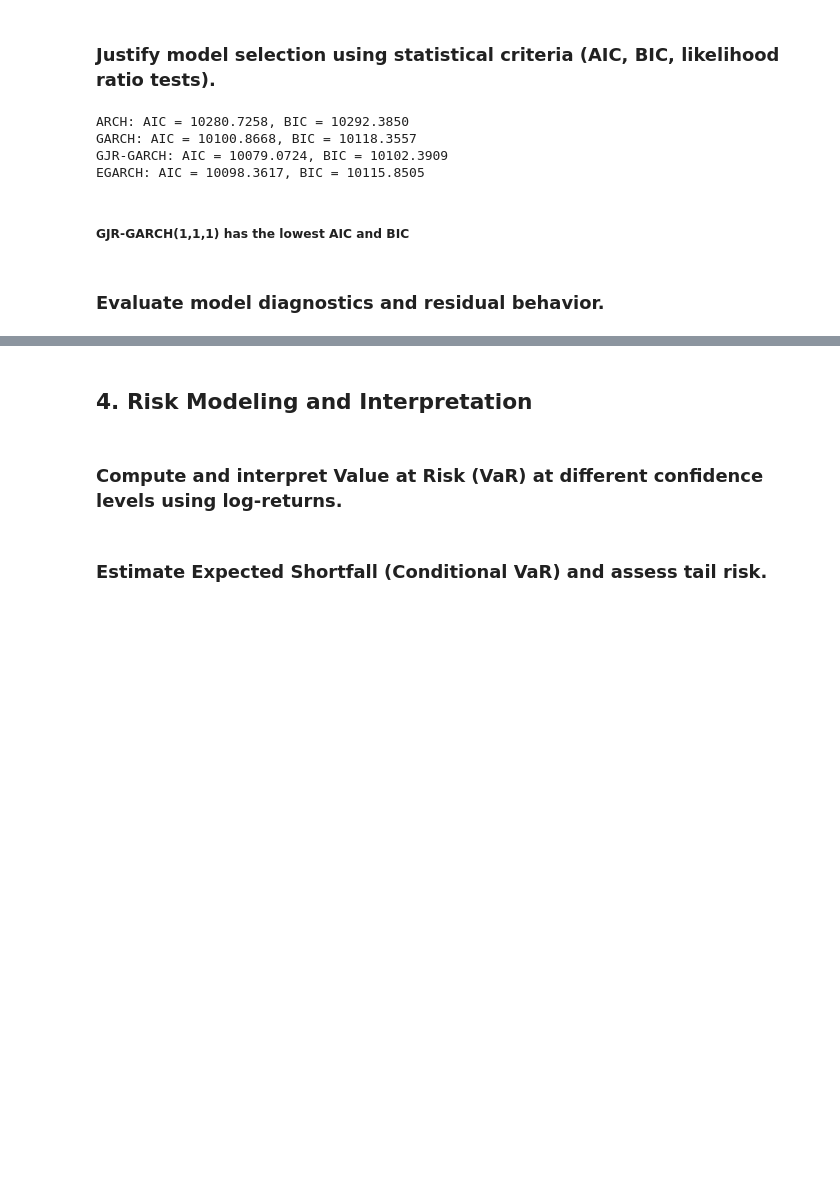
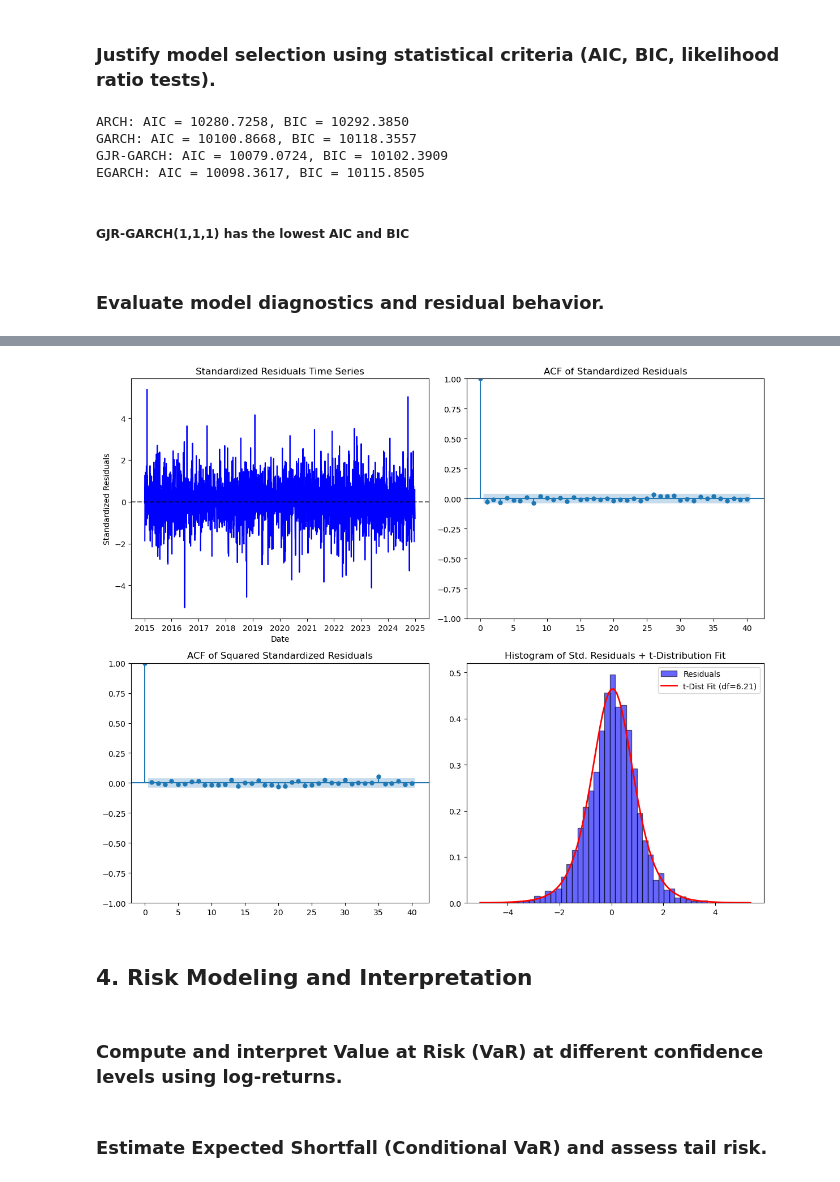
Before and after one commit to pablogalleg/timeseries2, a Jupyter notebook: louis_vuitton_analysis.ipynb, the cells around one changed output, grey strips where cells are left out. Saved outputs shown, nothing was run; the diff lists cells and outputs as text; code cells hidden in the pictures; blank space fills up the shorter version.

```diff
--- a/louis_vuitton_analysis.ipynb
+++ b/louis_vuitton_analysis.ipynb
@@ -301,3 +301,79 @@ EGARCH: AIC = 10098.3617, BIC = 10115.8505
 ##### GJR-GARCH(1,1,1) has the lowest AIC and BIC
 # %% [markdown]
 ### Evaluate model diagnostics and residual behavior.
+# %%
+import matplotlib.pyplot as plt
+import seaborn as sns
+from statsmodels.graphics.tsaplots import plot_acf
+from statsmodels.stats.diagnostic import acorr_ljungbox
+from scipy.stats import t, probplot
+
+import numpy as np
+
+# -------------------------
+# 1. Compute standardized residuals
+# -------------------------
+std_residuals = garch_fit.resid / garch_fit.conditional_volatility
+std_residuals = std_residuals.dropna()
+
+# -------------------------
+# 2. Calculate key summary statistics
+# -------------------------
+mean_resid = std_residuals.mean()
+std_resid = std_residuals.std()
+skew_resid = std_residuals.skew()
+kurt_resid = std_residuals.kurtosis()
+
+print("Standardized Residuals Summary Statistics:")
+print(f"  Mean:      {mean_resid:.4f}")
+print(f"  Std Dev:   {std_resid:.4f}")
+print(f"  Skewness:  {skew_resid:.4f}")
+print(f"  Kurtosis:  {kurt_resid:.4f}\n")
+
+# -------------------------
+# 3. Ljung-Box tests for autocorrelation
+#    (Both raw and squared residuals)
+# -------------------------
+# Test at multiple lags if desired
+lb_test_raw = acorr_ljungbox(std_residuals, lags=[10], return_df=True)
+lb_test_sq  = acorr_ljungbox(std_residuals**2, lags=[10], return_df=True)
+
+print("Ljung-Box test for Standardized Residuals (lag=10):")
+print(lb_test_raw, "\n")
+print("Ljung-Box test for Squared Standardized Residuals (lag=10):")
+print(lb_test_sq, "\n")
+
+# -------------------------
+# 4. Plot residual diagnostics in a 2x2 grid
+# -------------------------
+fig, axes = plt.subplots(2, 2, figsize=(12, 10))
+
+# 4.1 Standardized residual time series
+sns.lineplot(x=std_residuals.index, y=std_residuals, ax=axes[0, 0], color='blue')
+axes[0, 0].set_title("Standardized Residuals Time Series")
+axes[0, 0].set_ylabel("Standardized Residuals")
+axes[0, 0].axhline(y=0, color='black', linestyle='--', alpha=0.6)
+
+# 4.2 ACF of standardized residuals
+plot_acf(std_residuals, ax=axes[0, 1], lags=40)
+axes[0, 1].set_title("ACF of Standardized Residuals")
+
+# 4.3 ACF of squared standardized residuals
+plot_acf(std_residuals**2, ax=axes[1, 0], lags=40)
+axes[1, 0].set_title("ACF of Squared Standardized Residuals")
+
+# 4.4 QQ-plot with estimated t-distribution (histogram + fitted t-dist)
+df_t, loc_t, scale_t = t.fit(std_residuals)
+x = np.linspace(std_residuals.min(), std_residuals.max(), 100)
+pdf_t = t.pdf(x, df_t, loc=loc_t, scale=scale_t)
+
+axes[1, 1].hist(std_residuals, bins=50, density=True, alpha=0.6, color='blue',
+                edgecolor='black', label="Residuals")
+axes[1, 1].plot(x, pdf_t, color='red', lw=2,
+                label=f't-Dist Fit (df={df_t:.2f})')
+axes[1, 1].set_title("Histogram of Std. Residuals + t-Distribution Fit")
+axes[1, 1].legend()
+
+plt.tight_layout()
+plt.show()
+# %% [output]
@@ -304,3 +393,4 @@ EGARCH: AIC = 10098.3617, BIC = 10115.8505
+[figure, added]
 # %% [markdown]
 ## 4. Risk Modeling and Interpretation
 # %% [markdown]
```
Also changed, not shown: parts of 5 cells of this notebook.
